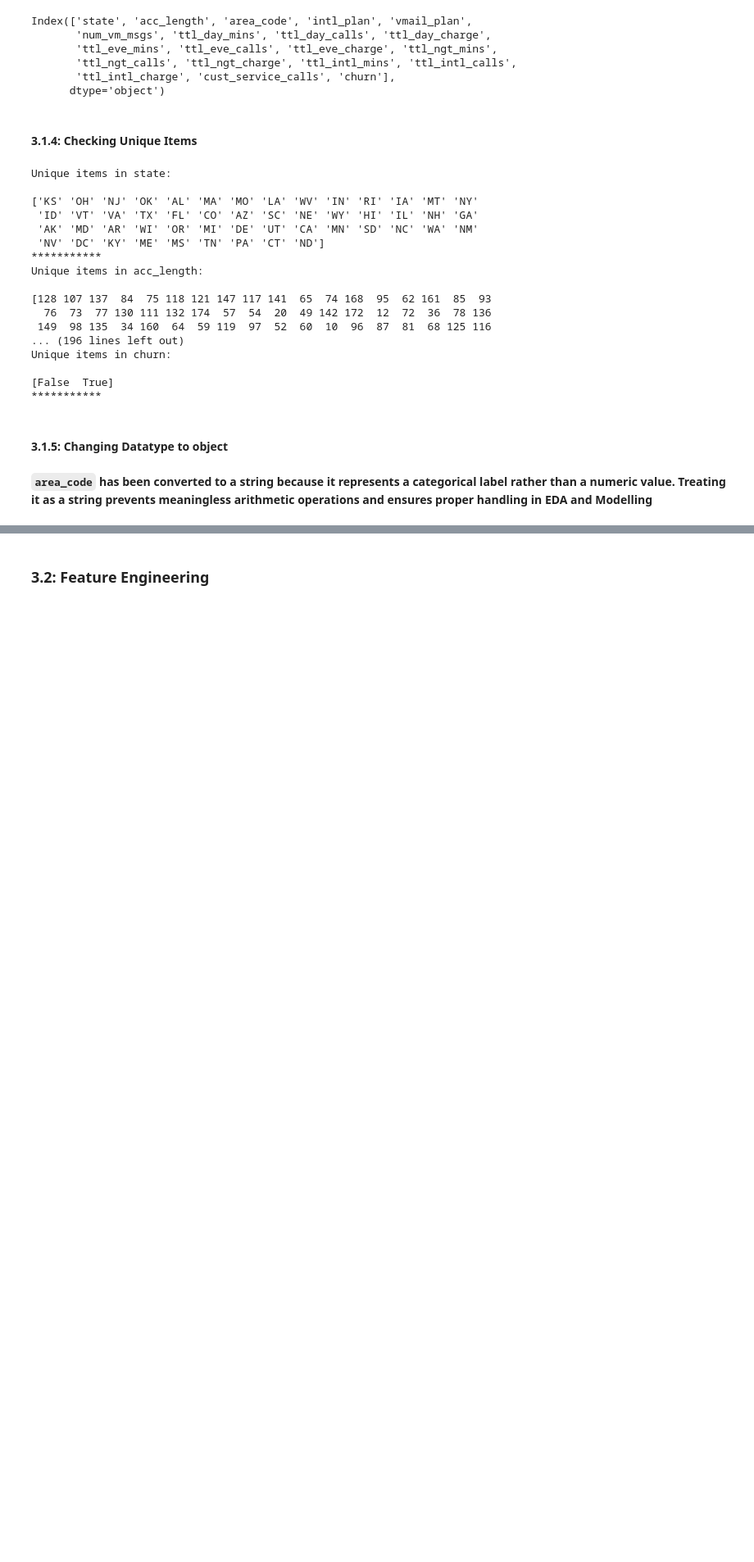
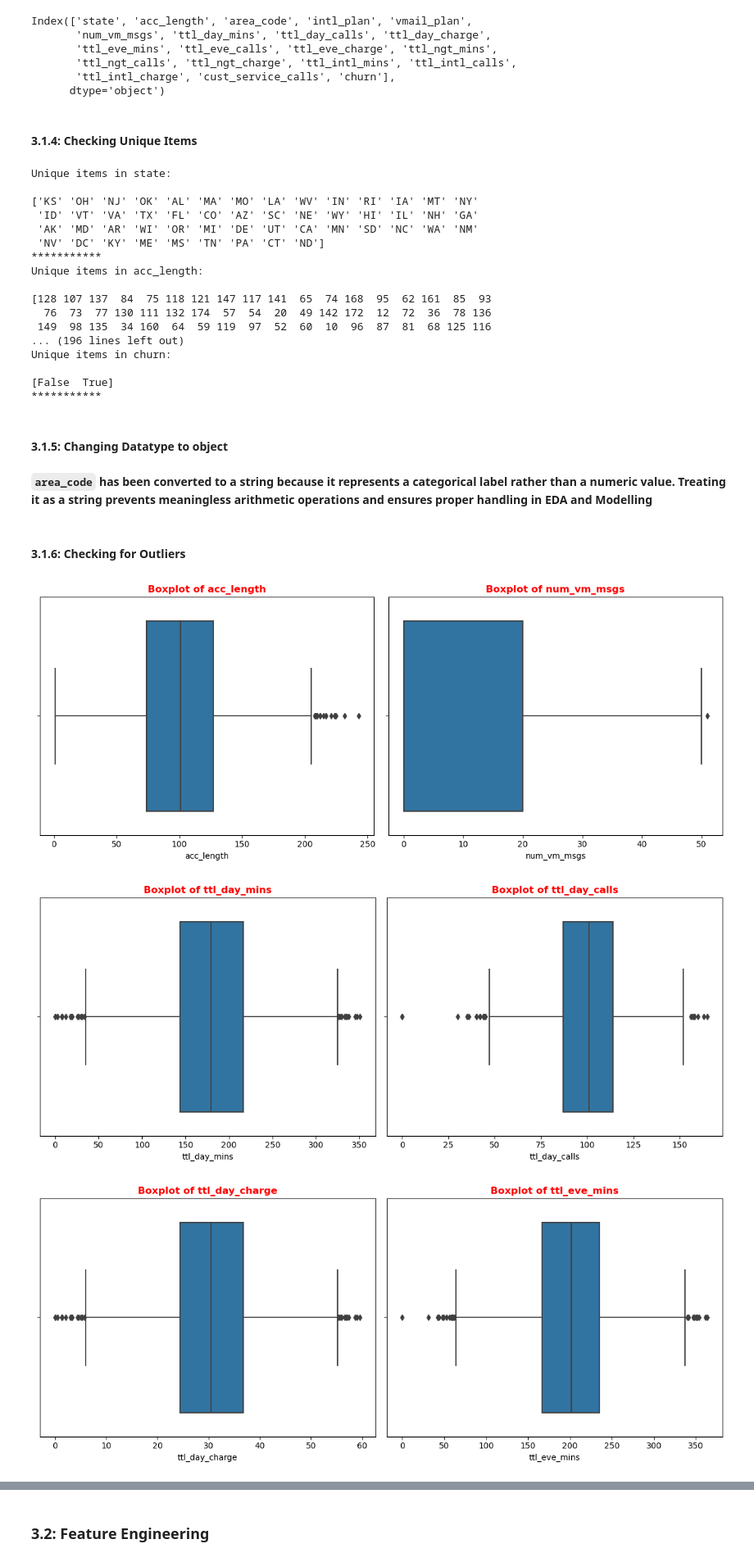
Before and after one commit to C-3DevO/Churn_in_Telecom_phase_3_project, a Jupyter notebook: notebook_001.ipynb, the cells around one changed output, grey strips where cells are left out. Shown at 82% size. Cells and saved outputs as stored; diff of their text form; code cells hidden in the pictures; blank space fills up the shorter version.

```diff
--- a/notebook_001.ipynb
+++ b/notebook_001.ipynb
@@ -329,3 +334,24 @@ Unique items in churn:
 df['area_code'] = df['area_code'].astype(str)
 # %% [markdown]
 **`area_code` has been converted to a string because it represents a categorical label rather than a numeric value. Treating it as a string prevents meaningless arithmetic operations and ensures proper handling in EDA and Modelling**
+# %% [markdown]
+#### 3.1.6: Checking for Outliers
+# %%
+#storing numeric columns
+num_cols = df.select_dtypes(include='number')
+# %%
+num_cols_list = num_cols.columns.tolist()
+n = len(num_cols_list)
+for i in range(0, n, 2):
+    cols_pair = num_cols_list[i:i+2]
+    fig, axes = plt.subplots(1, len(cols_pair), figsize=(12, 5))
+    axes = np.atleast_1d(axes)
+    for j, col in enumerate(cols_pair):
+        sns.boxplot(x=num_cols[col], ax=axes[j])
+        axes[j].set_title(f'Boxplot of {col}', fontweight='bold', color='red')
+    plt.tight_layout()
+    plt.show()
+# %% [output]
+[figure, added]
+[figure, added]
+[figure, added]
```
Also changed, not shown: parts of 19 cells of this notebook, 2 other files.
